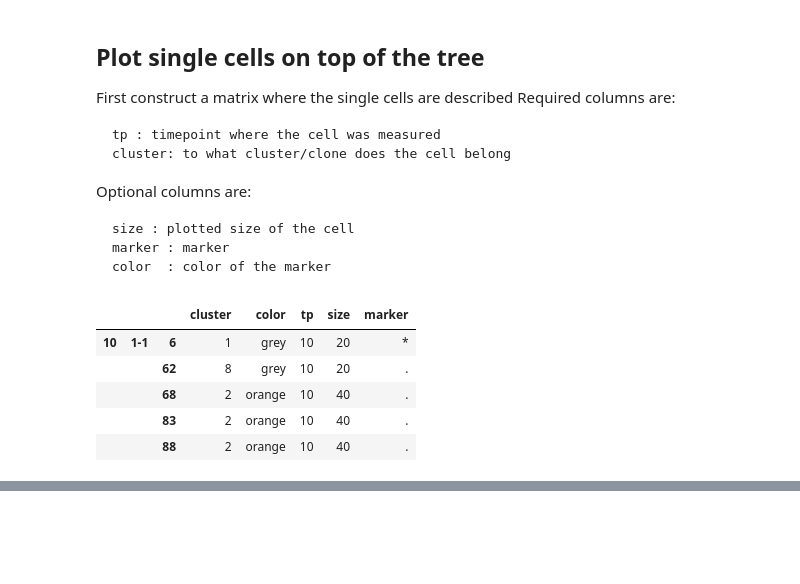
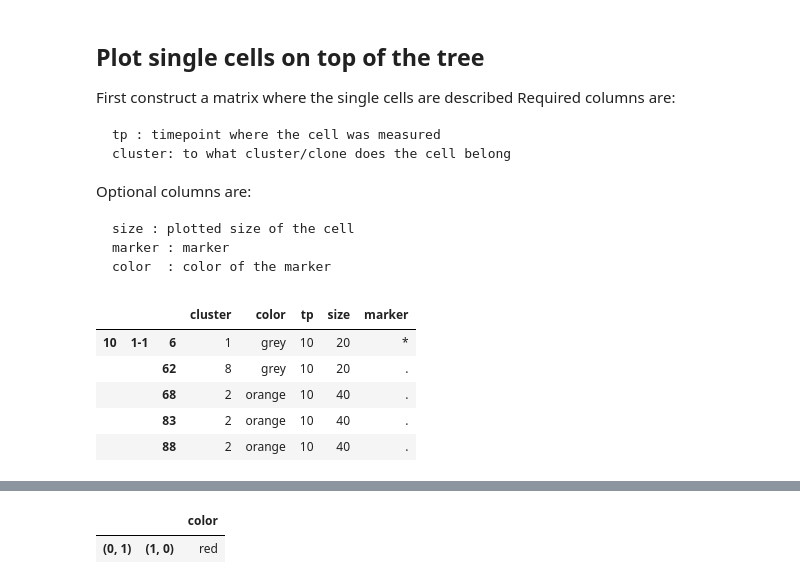
Before and after one commit to BuysDB/ToverBoom, a Jupyter notebook: notebooks/ToverBoom+Examples.ipynb, the cells around one changed output, grey strips where cells are left out. Saved outputs shown, nothing was run; the diff lists cells and outputs as text; code cells hidden in the pictures; blank space fills up the shorter version.

```diff
--- a/notebooks/ToverBoom+Examples.ipynb
+++ b/notebooks/ToverBoom+Examples.ipynb
@@ -131,0 +155,8 @@ color  : color of the marker
+# %%
+pd.DataFrame(
+
+    {
+        ((0,1),(1,0)):{'color':'red'}}).T
+# %% [output]
+|  |  | color |
+| (0, 1) | (1, 0) | red |
```
Also changed, not shown: parts of 7 cells of this notebook.
